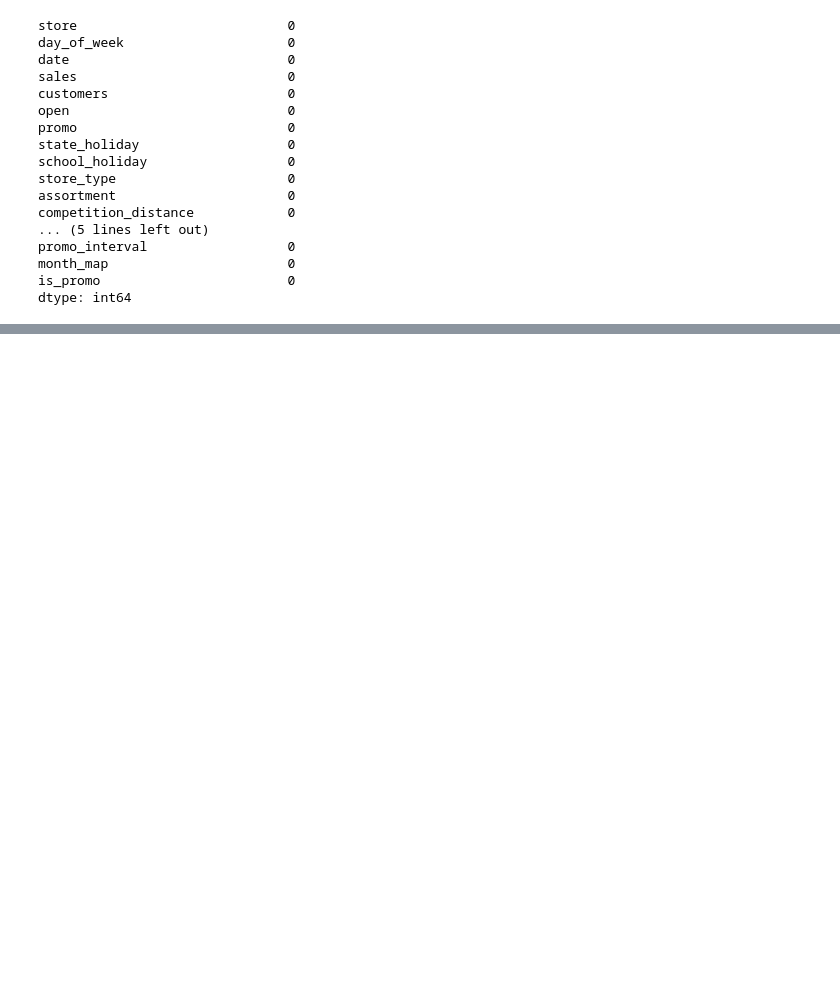
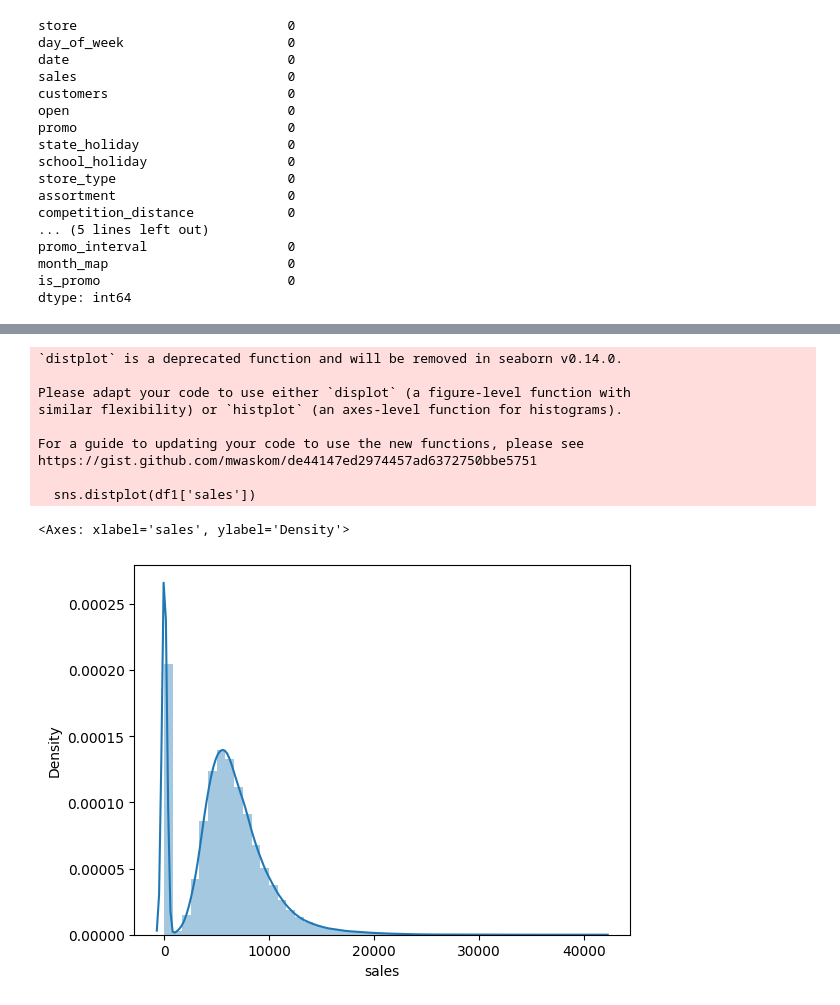
Before and after one commit to felipevalory/previsao_de_vendas, a Jupyter notebook: index.ipynb, the cells around one changed output, grey strips where cells are left out. Saved outputs shown, nothing was run; the diff lists cells and outputs as text; code cells hidden in the pictures; blank space fills up the shorter version.

```diff
--- a/index.ipynb
+++ b/index.ipynb
@@ -108,10 +111,9 @@ dtype: int64
 # %%
 # competition_distance
-
+# assigns a huge number to the distance because it's like there's no competition
 df1['competition_distance'] = (df1['competition_distance']
                                .apply(lambda x: 2000000.0 if math.isnan(x)
                                       else x))
-
 
 # competition_open_since_month
 
@@ -131,23 +133,8 @@ df1['promo2_since_week'] = (df1.apply(
     lambda x: x['date'].week if math.isnan(x['promo2_since_week'])
     else x['promo2_since_week'], axis=1))
 
-
 # promo2_since_year
 
 df1['promo2_since_year'] = (df1.apply(
     lambda x: x['date'].year if math.isnan(x['promo2_since_year'])
     else x['promo2_since_year'], axis=1))
-
-# promo_interval
-
-month_map = {1: 'Jan', 2: 'Feb', 3: 'Mar', 4: 'Apr', 5: 'May', 6: 'Jun',
-             7: 'Jul', 8: 'Aug', 9: 'Sep', 10: 'Oct', 11: 'Nov', 12: 'Dec'}
-
-df1['promo_interval'].fillna( 0 )
-
-df1['month_map'] = df1['date'].dt.month.map(month_map)
-
-df1['is_promo'] = (df1[['promo_interval', 'month_map']]
-                   .apply(lambda x: 0 if x['promo_interval'] == 0 else 1
-                          if x['month_map'] in x['promo_interval']
-                          .split(',') else 0, axis=1))
@@ -154,3 +150,5 @@ df1['is_promo'] = (df1[['promo_interval', 'month_map']]
+# %%
+df1['is_promo'] = (df1[['promo_interval', 'month_map']].apply(lambda x: 0 if x['promo_interval'] == 0 else 1 if x['month_map'] in str(x['promo_interval']).split(',') else 0, axis=1))
 # %%
 df1.isna().sum()
 # %% [output]
@@ -193,0 +214,6 @@ df1.sample(5).T
+# %%
+df1['competition_open_since_month'] = df1['competition_open_since_month'].astype(int)
+df1['competition_open_since_year'] = df1['competition_open_since_year'].astype(int)
+
+df1['promo2_since_week'] = df1['promo2_since_week'].astype(int)
+df1['promo2_since_year'] = df1['promo2_since_year'].astype(int)
@@ -193,0 +282,14 @@ df1.sample(5).T
+# %%
+sns.distplot(df1['sales'])
+# %% [output]
+`distplot` is a deprecated function and will be removed in seaborn v0.14.0.
+
+Please adapt your code to use either `displot` (a figure-level function with
+similar flexibility) or `histplot` (an axes-level function for histograms).
+
+For a guide to updating your code to use the new functions, please see
+https://gist.github.com/mwaskom/de44147ed2974457ad6372750bbe5751
+
+  sns.distplot(df1['sales'])
+<Axes: xlabel='sales', ylabel='Density'>
+[figure, added]
```
Also changed, not shown: parts of 27 cells of this notebook.
